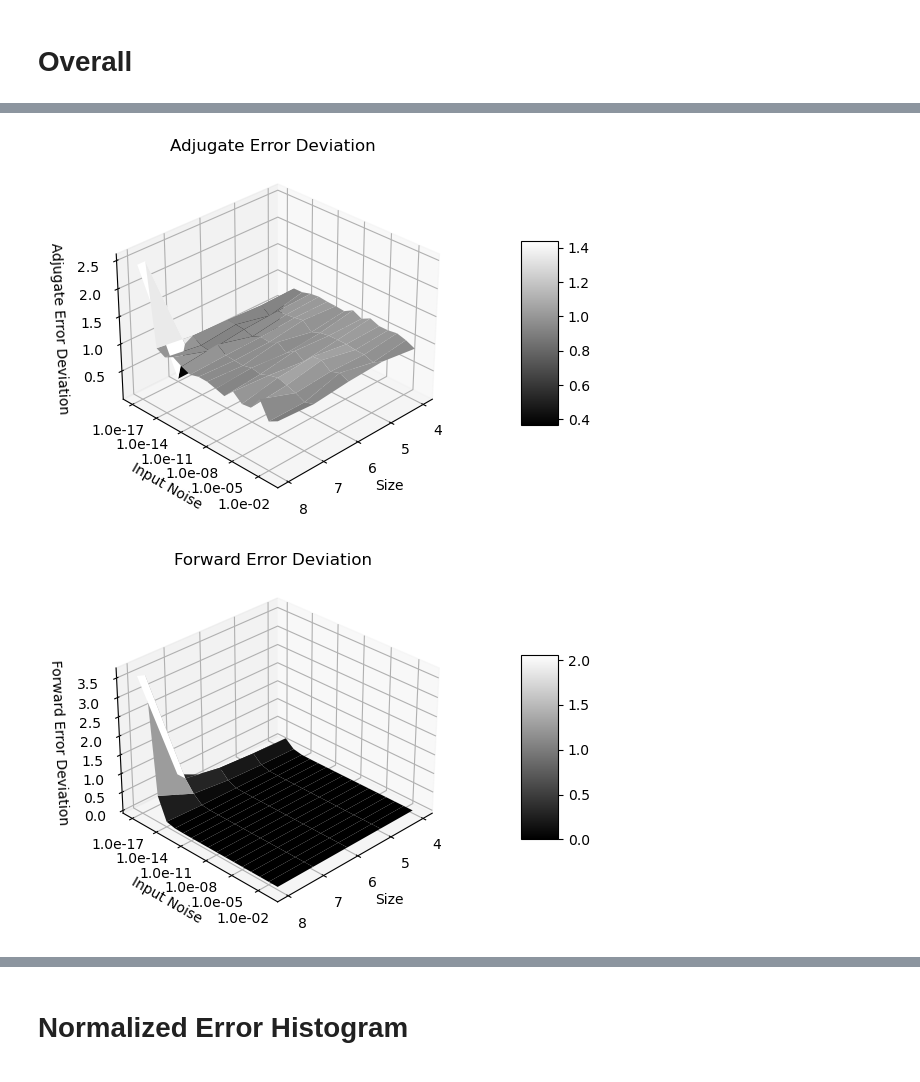
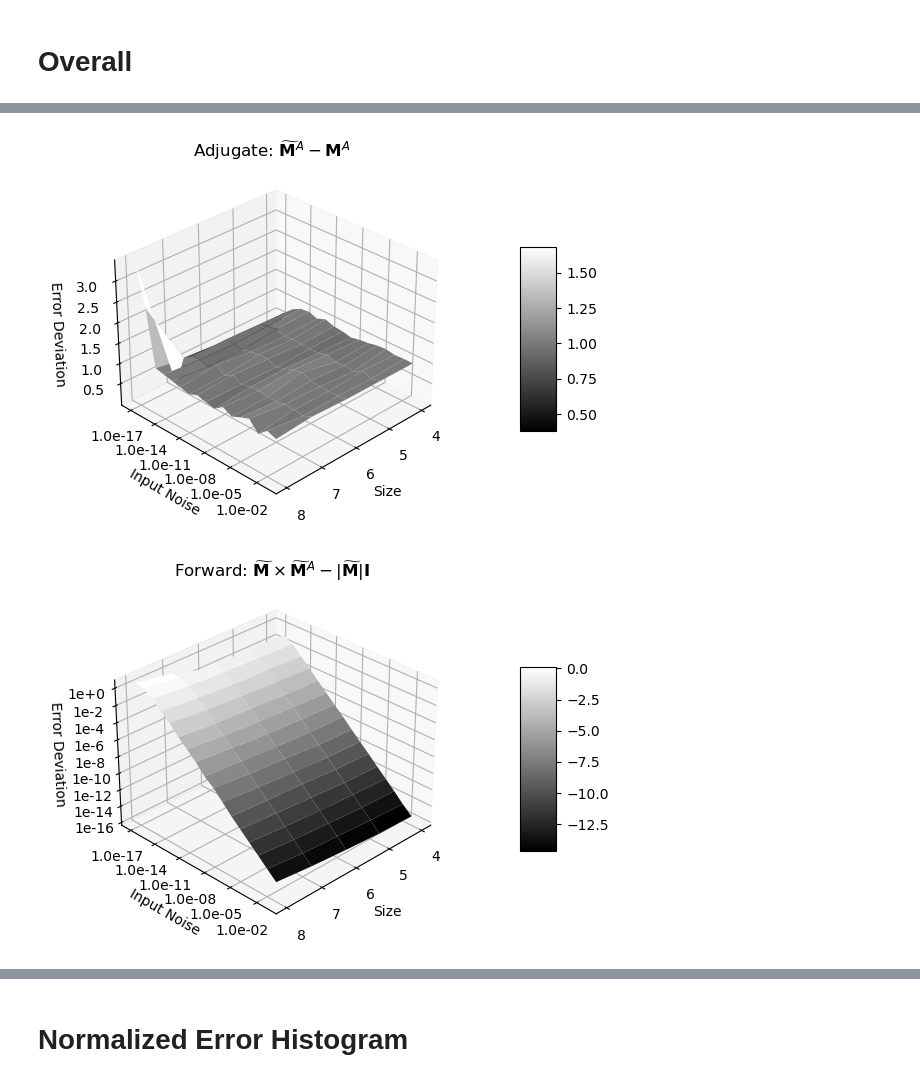
Before and after one commit to Chengpu0707/VarianceArithmetic, a Jupyter notebook: IPyNb/AdjugateMatrix.ipynb, the cells around one changed output, grey strips where cells are left out. Drawn from its saved outputs; the diff is of its cells as text; code cells hidden in the pictures.

```diff
--- a/IPyNb/AdjugateMatrix.ipynb
+++ b/IPyNb/AdjugateMatrix.ipynb
@@ -9,7 +9,7 @@ print(os.getcwd())
 # %% [output]
 C:\Users\Cheng\OneDrive\Documents\Proj\VarianceArithemtic\IPyNb
 # %%
-df = pd.read_csv("../Python/Output/AdjMatrix.txt", sep='\t')
+df = pd.read_csv("../Python/Output/AdjMatrix_4_9.txt", sep='\t')
 df.head()
 # %% [output]
 |  | NoiseType | Noise | Size | Repeat | Adjugate Error Deviation | Adjugate Error Mean | Adjugate Error Minimum | ... |
@@ -44,7 +50,7 @@ Index(['NoiseType', 'Noise', 'Size', 'Repeat', 'Adjugate Error Deviation',
 # %% [markdown]
 # Overall
 # %%
-def PlotSurface(value, title='', logz=False, zlim=[], cmap=None):
+def PlotSurface(value, title='', zlabel='', logz=False, zlim=[], cmap=None, view=(30, 45)):
     dfOrderVsNoise = df[(df['Noise']>0)]\
                 .pivot(index='Noise', columns='Size', values=value)
     sOrder = dfOrderVsNoise.columns.values
@@ -55,7 +61,7 @@ def PlotSurface(value, title='', logz=False, zlim=[], cmap=None):
 
     fig = plt.figure()
     ax = fig.add_subplot(111, projection='3d')
-    ax.view_init(30, -45) if logz else ax.view_init(30, 45)
+    ax.view_init(*view)
     surf = ax.plot_surface( sX, sY, sZ, cmap=cmap if cmap else plt.cm.spring if logz else plt.cm.winter )
     cb = fig.colorbar(surf, shrink=0.5, aspect=5, pad=0.15)
 
@@ -72,7 +78,10 @@ def PlotSurface(value, title='', logz=False, zlim=[], cmap=None):
     sYTick = [sNoise[i] for i in range(0, len(sNoise), 3)]
     ax.set_yticks(np.log10(sYTick), [f'{y:.1e}' for y in sYTick])
 
-    ax.set_zlabel(value)
+    if zlabel:
+        ax.set_zlabel(zlabel)
+    else:
+        ax.set_zlabel(value)
     if logz:
         zMin = int(math.floor(np.min(sZ)))
         zMax = int(math.ceil(np.max(sZ)))
@@ -95,9 +102,12 @@ PlotSurface('Adjugate Uncertainty Mean', logz=True, cmap=plt.cm.gray)
 # %%
-PlotSurface('Adjugate Error Deviation', cmap=plt.cm.gray)
+PlotSurface('Adjugate Error Deviation', cmap=plt.cm.gray,
+            title=r'Adjugate: $\widetilde{\mathbf{M}}^A - \mathbf{M}^A$', zlabel='Error Deviation')
 # %% [output]
-[figure, old version]
+[figure, new version]
 # %%
-PlotSurface('Forward Error Deviation', cmap=plt.cm.gray)
+PlotSurface('Forward Error Deviation', cmap=plt.cm.gray, logz=True,
+            title=r'Forward: $\widetilde{\mathbf{M}} \times \widetilde{\mathbf{M}}^A - |\widetilde{\mathbf{M}}| \mathbf{I}$',
+            zlabel='Error Deviation')
 # %% [output]
-[figure, old version]
+[figure, new version]
 # %%
```
Also changed, not shown: parts of 25 cells of this notebook, 23 other files.
